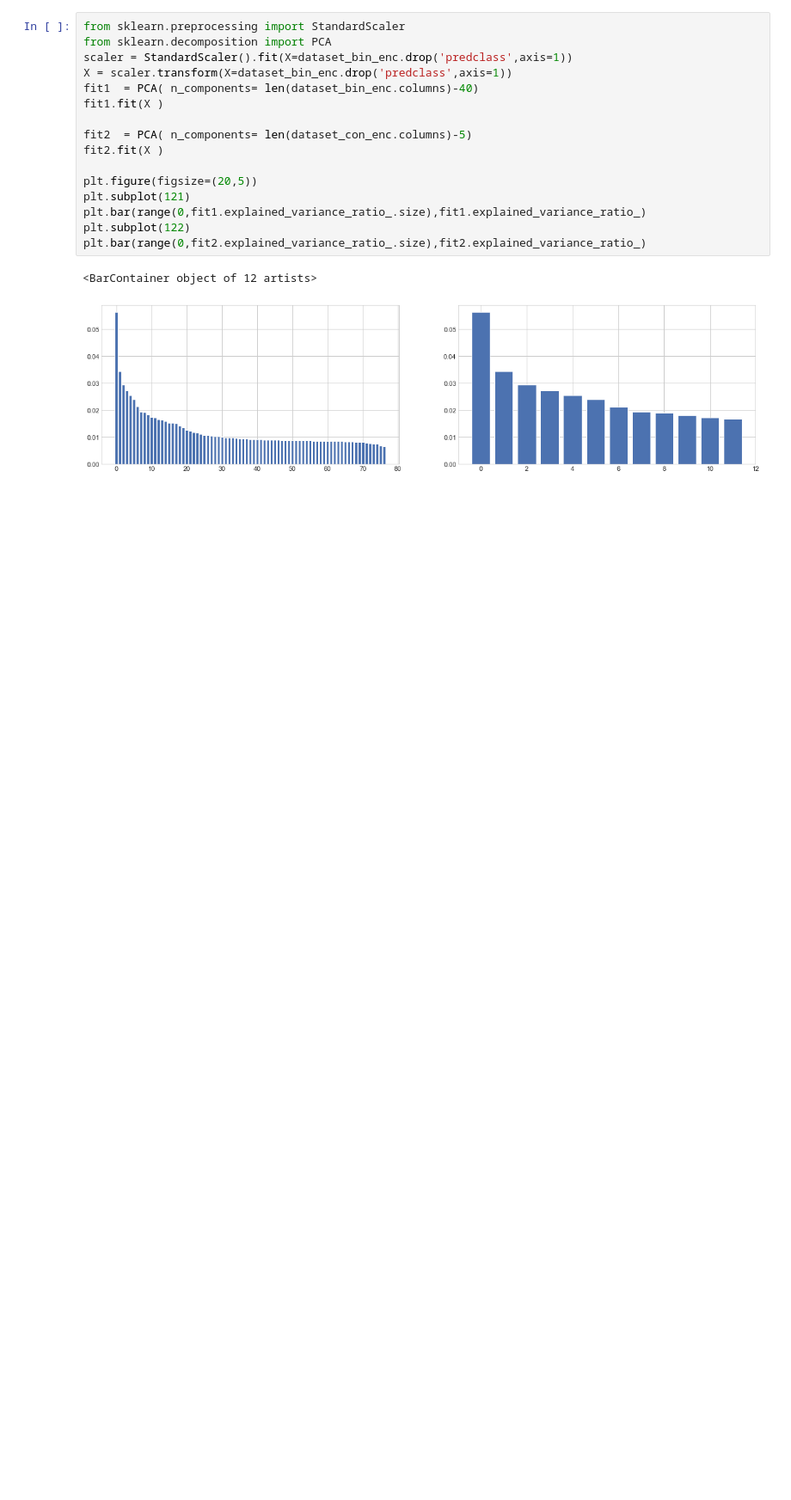
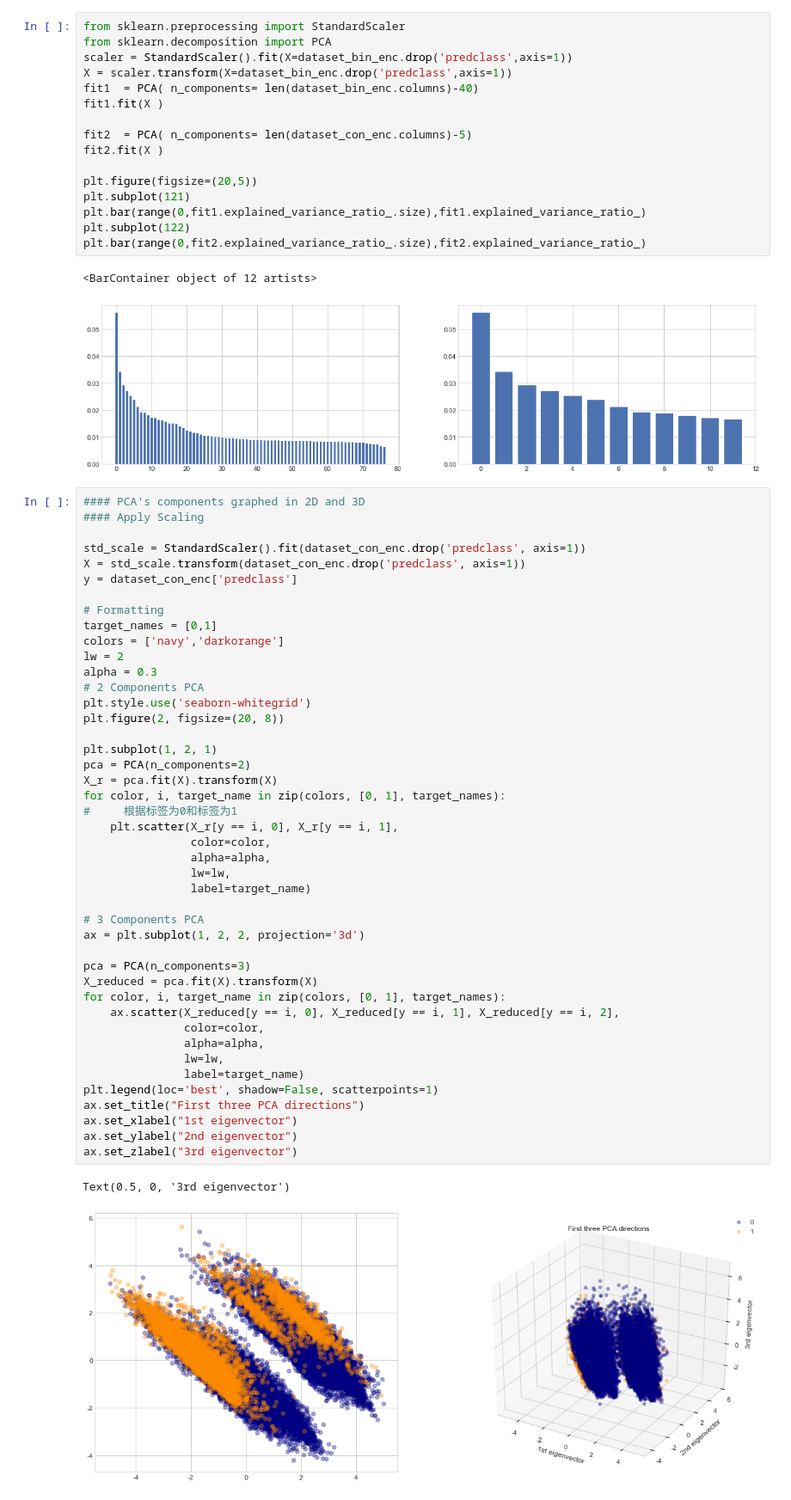
Before and after one commit to clayll/AdvancedDataAnalysis, a Jupyter notebook: docTang/5.人口普查数据集项目实战-收入预测/ll人口收入普查.ipynb, the cells around one changed output. Shown at 86% size. Saved outputs shown, nothing was run; the diff lists cells and outputs as text; blank space fills up the shorter version.

```diff
--- a/docTang/5.人口普查数据集项目实战-收入预测/ll人口收入普查.ipynb
+++ b/docTang/5.人口普查数据集项目实战-收入预测/ll人口收入普查.ipynb
@@ -698,3 +728,50 @@ plt.bar(range(0,fit2.explained_variance_ratio_.size),fit2.explained_variance_rat
 # %% [output]
 <BarContainer object of 12 artists>
 [figure]
+# %%
+#### PCA's components graphed in 2D and 3D
+#### Apply Scaling
+
+std_scale = StandardScaler().fit(dataset_con_enc.drop('predclass', axis=1))
+X = std_scale.transform(dataset_con_enc.drop('predclass', axis=1))
+y = dataset_con_enc['predclass']
+
+# Formatting
+target_names = [0,1]
+colors = ['navy','darkorange']
+lw = 2
+alpha = 0.3
+# 2 Components PCA
+plt.style.use('seaborn-whitegrid')
+plt.figure(2, figsize=(20, 8))
+
+plt.subplot(1, 2, 1)
+pca = PCA(n_components=2)
+X_r = pca.fit(X).transform(X)
+for color, i, target_name in zip(colors, [0, 1], target_names):
+#     根据标签为0和标签为1
+    plt.scatter(X_r[y == i, 0], X_r[y == i, 1],
+                color=color,
+                alpha=alpha,
+                lw=lw,
+                label=target_name)
+
+# 3 Components PCA
+ax = plt.subplot(1, 2, 2, projection='3d')
+
+pca = PCA(n_components=3)
+X_reduced = pca.fit(X).transform(X)
+for color, i, target_name in zip(colors, [0, 1], target_names):
+    ax.scatter(X_reduced[y == i, 0], X_reduced[y == i, 1], X_reduced[y == i, 2],
+               color=color,
+               alpha=alpha,
+               lw=lw,
+               label=target_name)
+plt.legend(loc='best', shadow=False, scatterpoints=1)
+ax.set_title("First three PCA directions")
+ax.set_xlabel("1st eigenvector")
+ax.set_ylabel("2nd eigenvector")
+ax.set_zlabel("3rd eigenvector")
+# %% [output]
+Text(0.5, 0, '3rd eigenvector')
+[figure, added]
```
Also changed, not shown: parts of 48 cells of this notebook, 1 other file.
